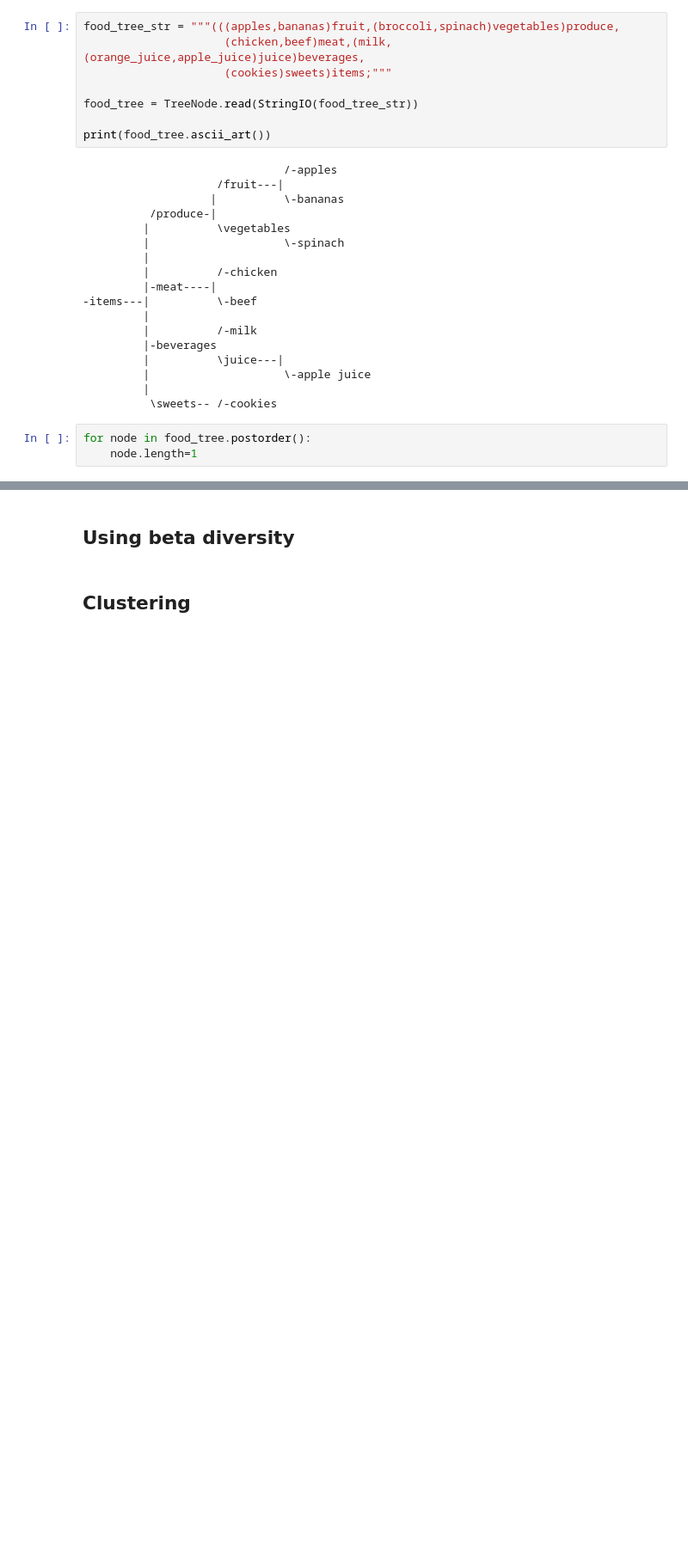
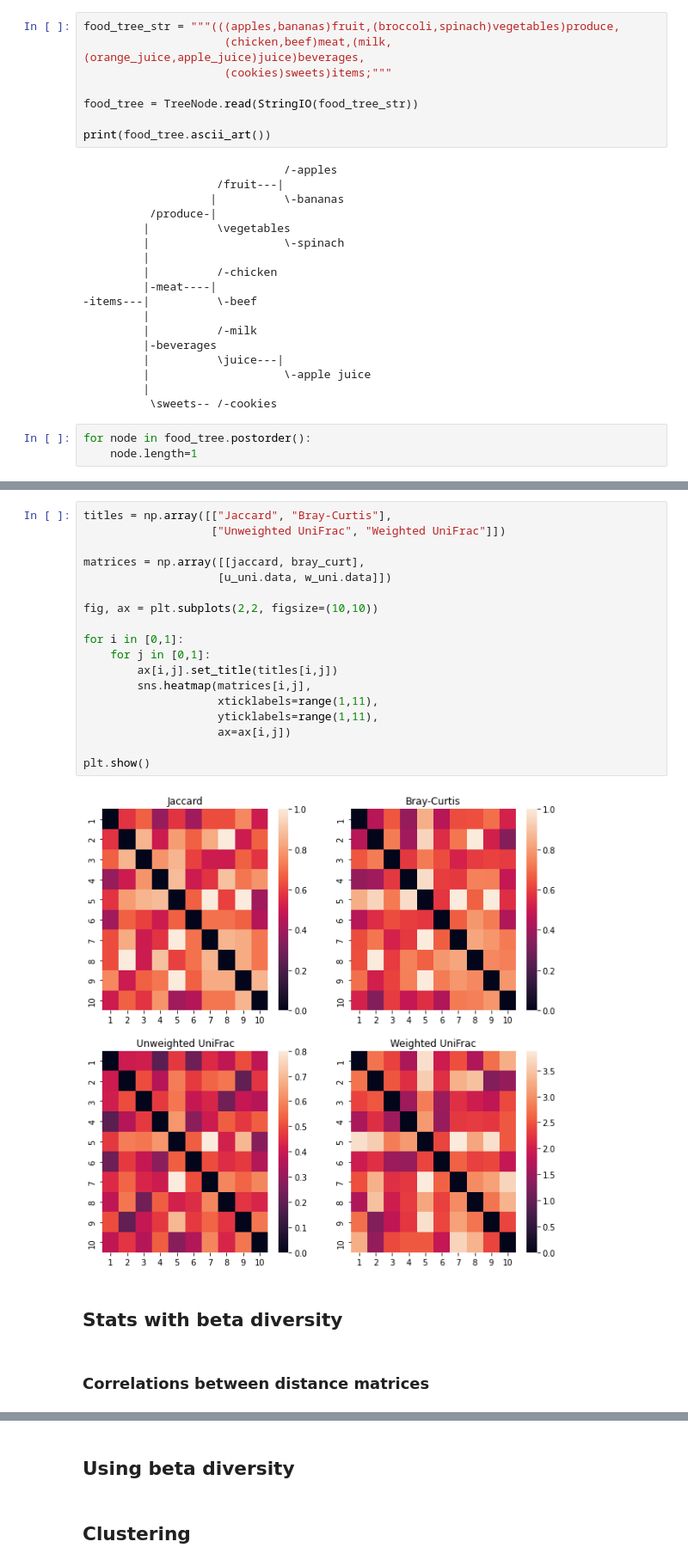
Before and after one commit to sterrettJD/CSCI-6118-Project, a Jupyter notebook: Notebooks/Beta-diversity.ipynb, the cells around one changed output, grey strips where cells are left out. Shown at 86% size. Cells and saved outputs as stored; diff of their text form; blank space fills up the shorter version.

```diff
--- a/Notebooks/Beta-diversity.ipynb
+++ b/Notebooks/Beta-diversity.ipynb
@@ -278,0 +262,24 @@ beta_diversity(metric="weighted_unifrac",
+# %%
+titles = np.array([["Jaccard", "Bray-Curtis"],
+                   ["Unweighted UniFrac", "Weighted UniFrac"]])
+
+matrices = np.array([[jaccard, bray_curt],
+                    [u_uni.data, w_uni.data]])
+
+fig, ax = plt.subplots(2,2, figsize=(10,10))
+
+for i in [0,1]:
+    for j in [0,1]:
+        ax[i,j].set_title(titles[i,j])
+        sns.heatmap(matrices[i,j],
+                    xticklabels=range(1,11),
+                    yticklabels=range(1,11),
+                    ax=ax[i,j])
+
+plt.show()
+# %% [output]
+[figure, added]
+# %% [markdown]
+## Stats with beta diversity
+# %% [markdown]
+### Correlations between distance matrices
```
Also changed, not shown: parts of 11 cells of this notebook.
